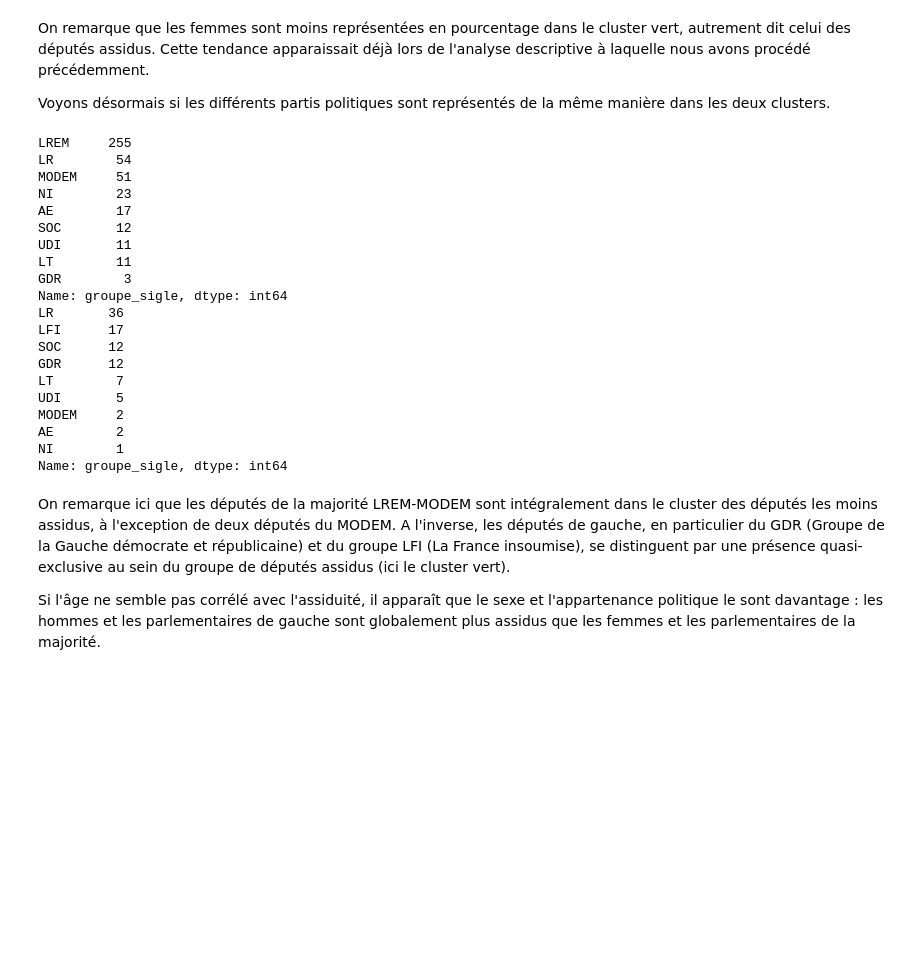
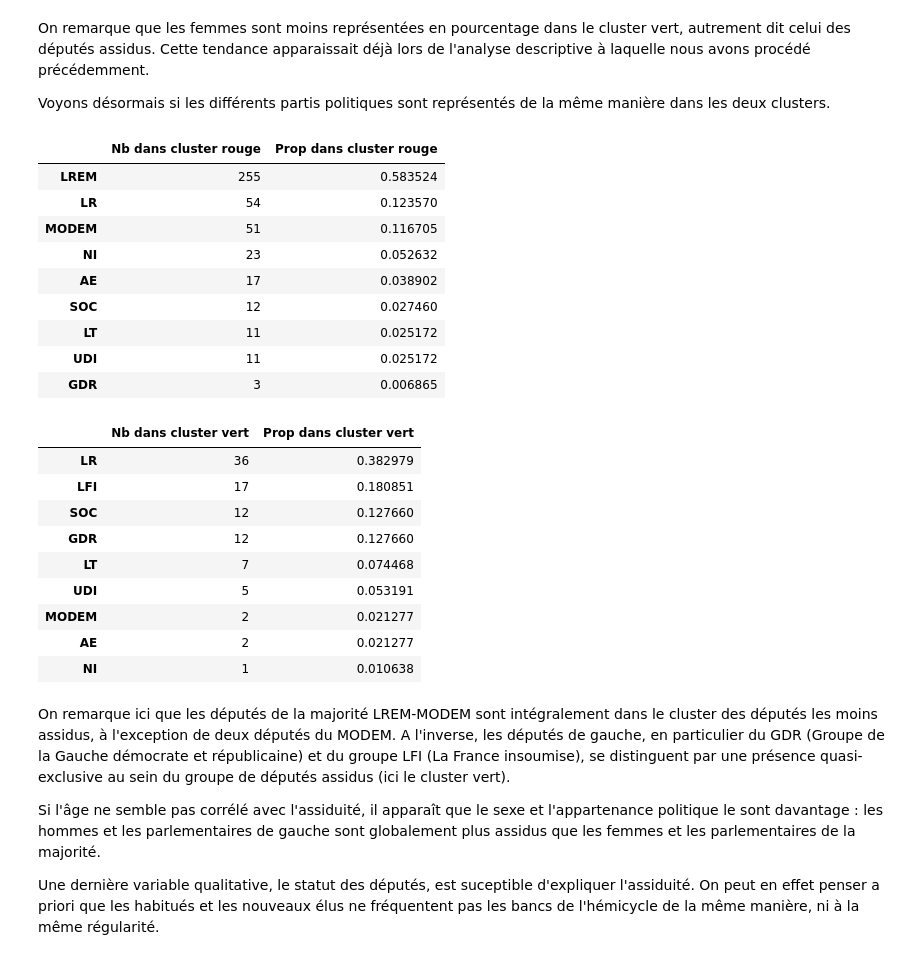
Before and after one commit to APlamont/AssemblyAttendance, a Jupyter notebook: Code/Projet Python pour le Data Scientist.ipynb, the cells around one changed output. Drawn from its saved outputs; the diff is of its cells as text; code cells hidden in the pictures; blank space fills up the shorter version.

```diff
--- a/Code/Projet Python pour le Data Scientist.ipynb
+++ b/Code/Projet Python pour le Data Scientist.ipynb
@@ -838,31 +813,33 @@ Name: sexe, dtype: int64
 On remarque que les femmes sont moins représentées en pourcentage dans le cluster vert, autrement dit celui des députés assidus. Cette tendance apparaissait déjà lors de l'analyse descriptive à laquelle nous avons procédé précédemment.
 
 Voyons désormais si les différents partis politiques sont représentés de la même manière dans les deux clusters.
-# %%
-print(df_cluster_rouge['groupe_sigle'].value_counts())
-print(df_cluster_vert['groupe_sigle'].value_counts())
-# %% [output]
-LREM     255
-LR        54
-MODEM     51
-NI        23
-AE        17
-SOC       12
-UDI       11
-LT        11
-GDR        3
-Name: groupe_sigle, dtype: int64
-LR       36
-LFI      17
-SOC      12
-GDR      12
-LT        7
-UDI       5
-MODEM     2
-AE        2
-NI        1
-Name: groupe_sigle, dtype: int64
+# %%
+display(pd.DataFrame({'Nb dans cluster rouge' : df_cluster_rouge['groupe_sigle'].value_counts(), 'Prop dans cluster rouge' : df_cluster_rouge['groupe_sigle'].value_counts(normalize=True)}))
+display(pd.DataFrame({'Nb dans cluster vert' : df_cluster_vert['groupe_sigle'].value_counts(), 'Prop dans cluster vert' : df_cluster_vert['groupe_sigle'].value_counts(normalize=True)}))
+# %% [output]
+|  | Nb dans cluster rouge | Prop dans cluster rouge |
+| LREM | 255 | 0.583524 |
+| LR | 54 | 0.123570 |
+| MODEM | 51 | 0.116705 |
+| NI | 23 | 0.052632 |
+| AE | 17 | 0.038902 |
+| SOC | 12 | 0.027460 |
+| LT | 11 | 0.025172 |
+| UDI | 11 | 0.025172 |
+| GDR | 3 | 0.006865 |
+|  | Nb dans cluster vert | Prop dans cluster vert |
+| LR | 36 | 0.382979 |
+| LFI | 17 | 0.180851 |
+| SOC | 12 | 0.127660 |
+| GDR | 12 | 0.127660 |
+| LT | 7 | 0.074468 |
+| UDI | 5 | 0.053191 |
+| MODEM | 2 | 0.021277 |
+| AE | 2 | 0.021277 |
+| NI | 1 | 0.010638 |
 # %% [markdown]
 On remarque ici que les députés de la majorité LREM-MODEM sont intégralement dans le cluster des députés les moins assidus, à l'exception de deux députés du MODEM. A l'inverse, les députés de gauche, en particulier du GDR (Groupe de la Gauche démocrate et républicaine) et du groupe LFI (La France insoumise), se distinguent par une présence quasi-exclusive au sein du groupe de députés assidus (ici le cluster vert).
 
 Si l'âge ne semble pas corrélé avec l'assiduité, il apparaît que le sexe et l'appartenance politique le sont davantage : les hommes et les parlementaires de gauche sont globalement plus assidus que les femmes et les parlementaires de la majorité.
+
+Une dernière variable qualitative, le statut des députés, est suceptible d'expliquer l'assiduité. On peut en effet penser a priori que les habitués et les nouveaux élus ne fréquentent pas les bancs de l'hémicycle de la même manière, ni à la même régularité.
```
Also changed, not shown: parts of 21 cells of this notebook.
